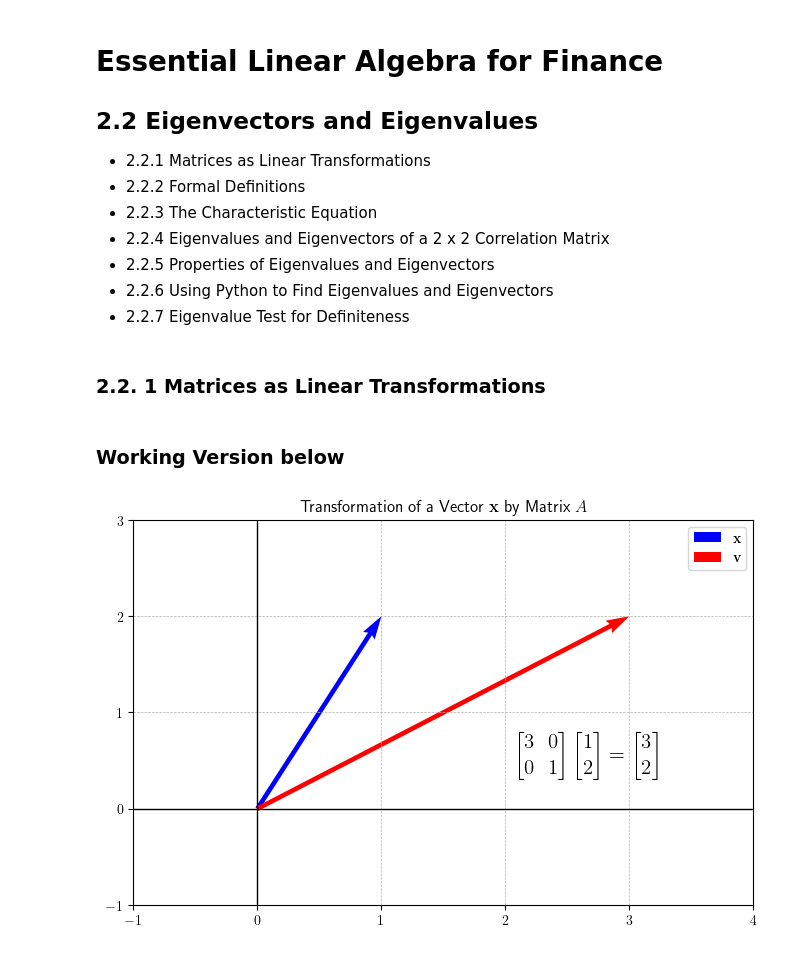
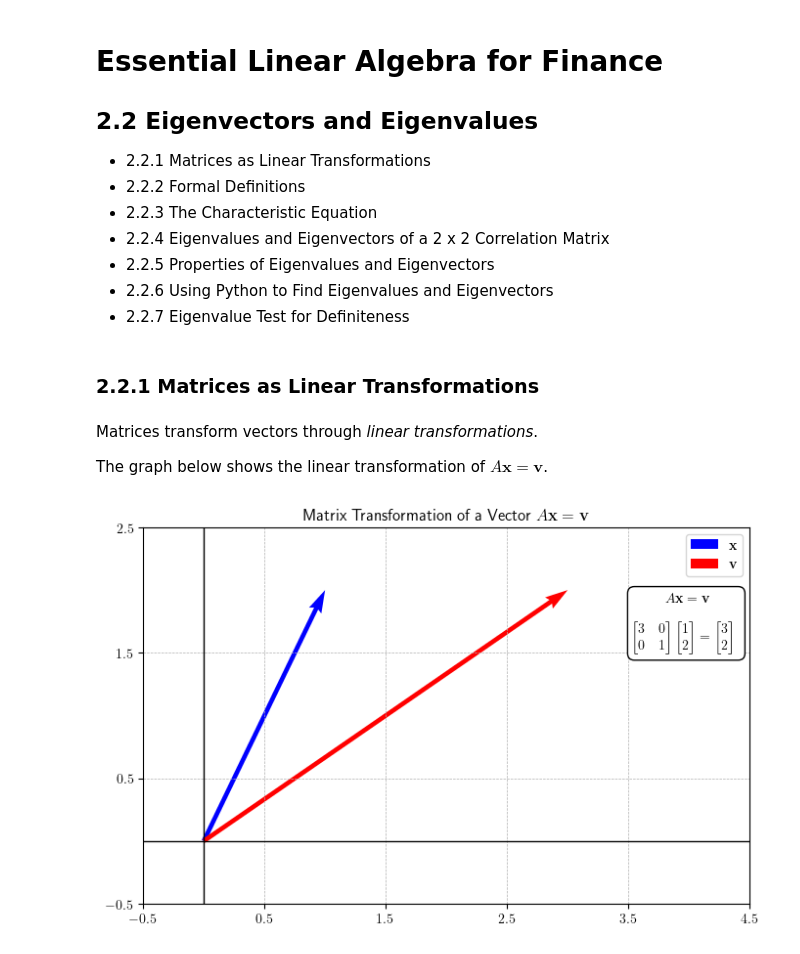
Before and after one commit to mickeyadd/my_risk_toolkit, a Jupyter notebook: Market Risk Analysis Notes/I. Quantitative Methods in Finance/Chapter 2 - Essential Linear Algebra for Finance/2.2 Eigenvectors and Eigenvalues.ipynb, the cells around one changed output. Drawn from its saved outputs; the diff is of its cells as text; code cells hidden in the pictures.

```diff
--- a/Market Risk Analysis Notes/I. Quantitative Methods in Finance/Chapter 2 - Essential Linear Algebra for Finance/2.2 Eigenvectors and Eigenvalues.ipynb
+++ b/Market Risk Analysis Notes/I. Quantitative Methods in Finance/Chapter 2 - Essential Linear Algebra for Finance/2.2 Eigenvectors and Eigenvalues.ipynb
@@ -14,49 +14,10 @@ from Visualisations import *
 # %% [markdown]
-### 2.2. 1 Matrices as Linear Transformations
+### 2.2.1 Matrices as Linear Transformations
-# %% [markdown]
-### Working Version below
-# %%
-import numpy as np
-import matplotlib.pyplot as plt
-import matplotlib as mpl
-
-mpl.rcParams['text.latex.preamble'] = r'\usepackage{amsmath}'
-
-# Define the matrix and vectors
-A = np.array([[3, 0], [0, 1]])
-v = np.array([[1], [2]])
-Av = A @ v  # Transformed vector
-
-# Convert to 1D arrays for plotting
-v = v.flatten()
-Av = Av.flatten()
-
-# Set up the plot
-fig, ax = plt.subplots(figsize=(8, 5))
-ax.axhline(0, color='black', linewidth=1)
-ax.axvline(0, color='black', linewidth=1)
-
-# Plot the original and transformed vectors
-ax.quiver(0, 0, v[0], v[1], angles='xy', scale_units='xy', scale=1, color='blue', label=r'$\mathbf{x}$')
-ax.quiver(0, 0, Av[0], Av[1], angles='xy', scale_units='xy', scale=1, color='red', label=r'$\mathbf{v}$')
-
-# Display the transformation equation
-equation = (r"$\begin{bmatrix} 3 & 0 \\ 0 & 1 \end{bmatrix}"
-            r"\begin{bmatrix} 1 \\ 2 \end{bmatrix} ="
-            r"\begin{bmatrix} 3 \\ 2 \end{bmatrix}$")
-ax.text(2.1, 0.5, equation, fontsize=15, )
-
-# Set limits and labels
-ax.set_xlim(-1, 4)
-ax.set_ylim(-1, 3)
-ax.set_xticks(range(-1, 5))
-ax.set_yticks(range(-1, 4))
-ax.grid(True, linestyle='--', linewidth=0.5)
-
-# Add legend
-ax.legend()
-
-plt.title(r"Transformation of a Vector $\mathbf{x}$ by Matrix $A$")
-plt.show()
-# %% [output]
-[figure, removed]
+# %% [markdown]
+Matrices transform vectors through *linear transformations*.
+
+The graph below shows the linear transformation of $A \mathbf{x} = \mathbf{v}$.
+# %%
+vector_transformation()
+# %% [output]
+[figure, added]
```
Also changed, not shown: parts of 5 cells of this notebook, 3 other files.
